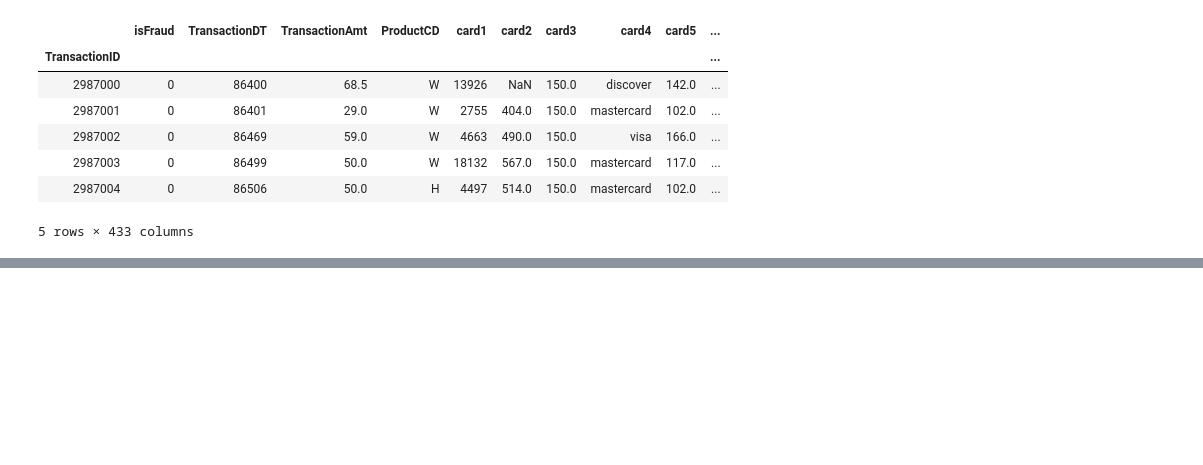
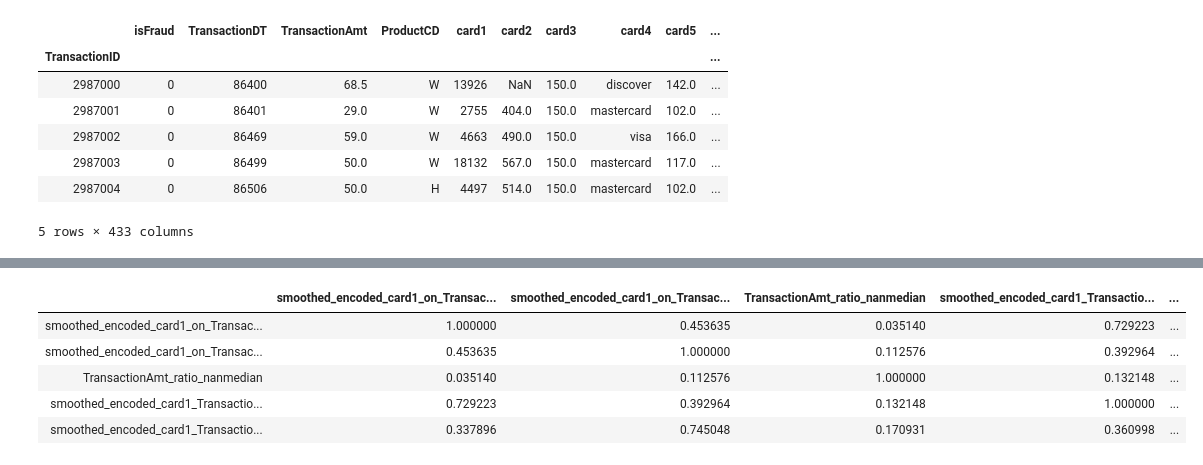
Before and after one commit to merkylove/IEEE_FRAUD, a Jupyter notebook: fraud_base.ipynb, the cells around one changed output, grey strips where cells are left out. Drawn from its saved outputs; the diff is of its cells as text; code cells hidden in the pictures; blank space fills up the shorter version.

```diff
--- a/fraud_base.ipynb
+++ b/fraud_base.ipynb
@@ -77,0 +90,30 @@ train_test_transformed.head()
+# %%
+train_test_joined = train_test_joined = emaildomain_features(train_test_joined)
+# %%
+train_test_joined, encoders = encode_categorical_features(
+        train_test_joined,
+        [i for i in CATEGORICAL_FEATURES
+        if i in COLS_TO_USE]
+    )
+# %%
+train_test_joined = smoothed_encodings(
+    train_test_joined,
+    [['card1', 'TransactionDT_dayOfWeek'], ['card1']],
+    'TransactionAmt',
+    funcs=[np.nanmedian, 'std', 'sum'],
+    m=0
+)
+# %%
+train_test_joined['TransactionAmt_ratio_nanmedian'] = train_test_joined['TransactionAmt'] / train_test_joined['smoothed_encoded_card1_on_TransactionAmt_nanmedian']
+# %%
+train_test_joined[['smoothed_encoded_card1_on_TransactionAmt_nanmedian',
+ 'smoothed_encoded_card1_on_TransactionAmt_std',
+'TransactionAmt_ratio_nanmedian', 'smoothed_encoded_card1_TransactionDT_dayOfWeek_on_TransactionAmt_nanmedian',
+ 'smoothed_encoded_card1_TransactionDT_dayOfWeek_on_TransactionAmt_std']].corr()
+# %% [output]
+|  | smoothed_encoded_card1_on_Transac... | smoothed_encoded_card1_on_Transac... | TransactionAmt_ratio_nanmedian | smoothed_encoded_card1_Transactio... | ... |
+| smoothed_encoded_card1_on_Transac... | 1.000000 | 0.453635 | 0.035140 | 0.729223 | ... |
+| smoothed_encoded_card1_on_Transac... | 0.453635 | 1.000000 | 0.112576 | 0.392964 | ... |
+| TransactionAmt_ratio_nanmedian | 0.035140 | 0.112576 | 1.000000 | 0.132148 | ... |
+| smoothed_encoded_card1_Transactio... | 0.729223 | 0.392964 | 0.132148 | 1.000000 | ... |
+| smoothed_encoded_card1_Transactio... | 0.337896 | 0.745048 | 0.170931 | 0.360998 | ... |
```
Also changed, not shown: parts of 31 cells of this notebook, 6 other files.
